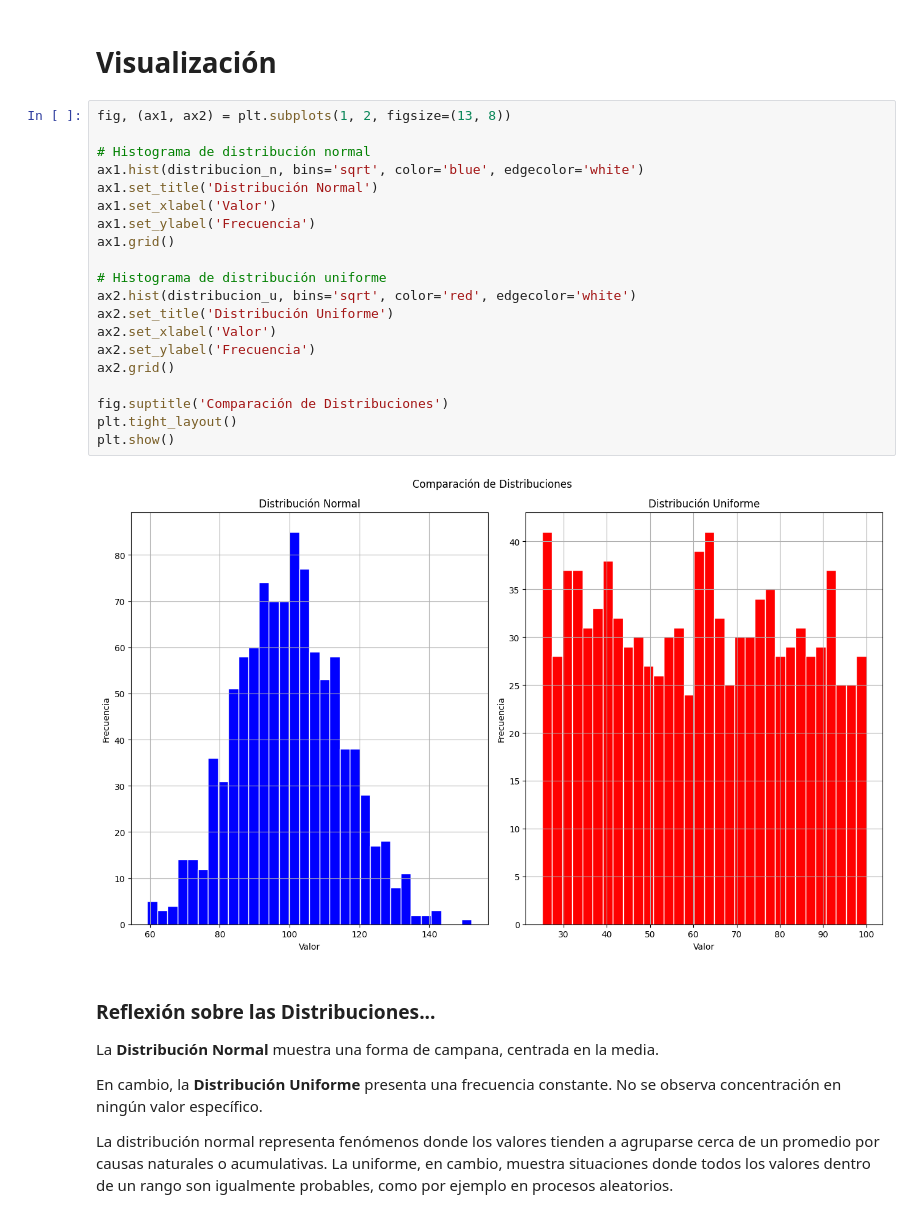
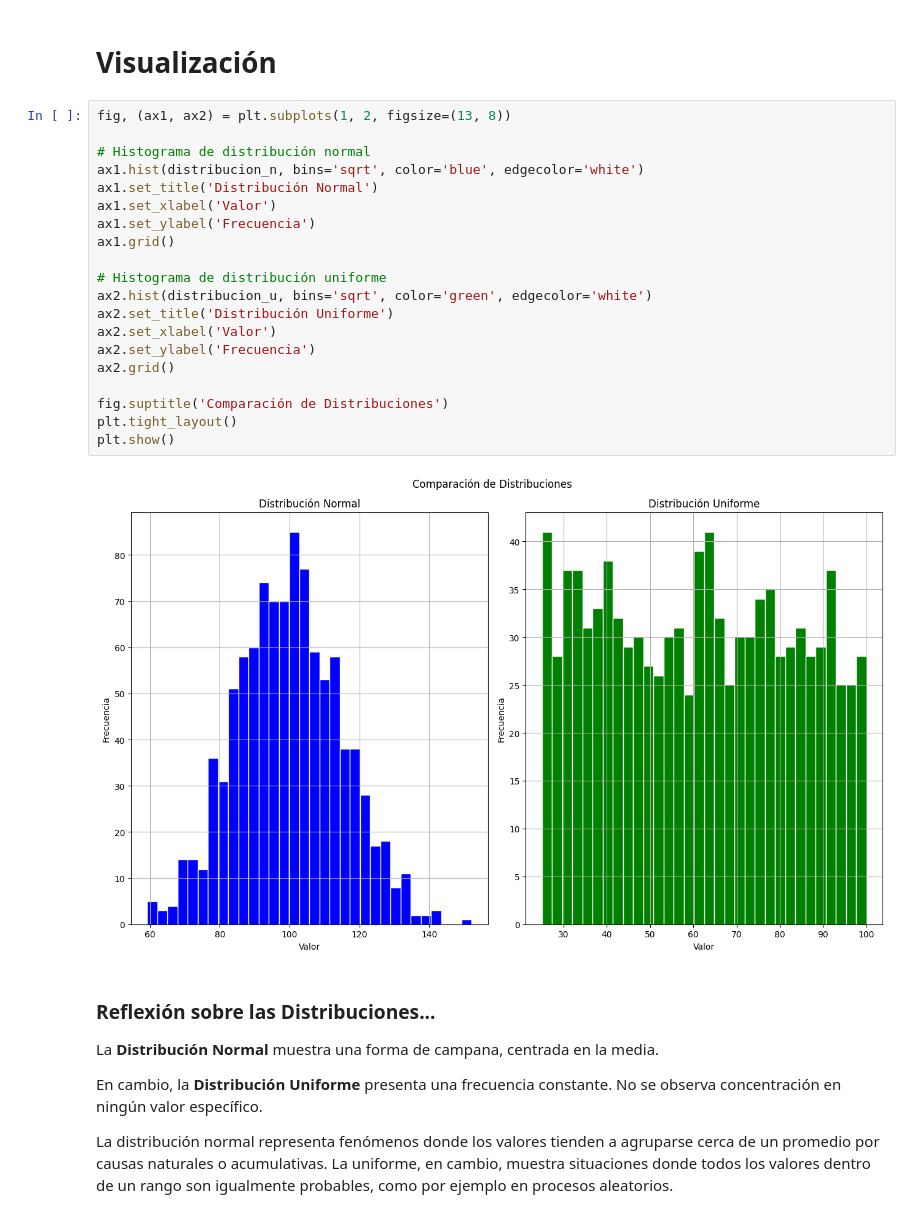
Before and after one commit to Martina-dabalo/Practica2--Datos, a Jupyter notebook: notebooks/practice.ipynb, the cells around one changed output. Drawn from its saved outputs; the diff is of its cells as text.

```diff
--- a/notebooks/practice.ipynb
+++ b/notebooks/practice.ipynb
@@ -167,25 +167,25 @@ Maximo: 99.96
 # %%
 fig, (ax1, ax2) = plt.subplots(1, 2, figsize=(13, 8))
 
 # Histograma de distribución normal
 ax1.hist(distribucion_n, bins='sqrt', color='blue', edgecolor='white')
 ax1.set_title('Distribución Normal')
 ax1.set_xlabel('Valor')
 ax1.set_ylabel('Frecuencia')
 ax1.grid()
 
 # Histograma de distribución uniforme
-ax2.hist(distribucion_u, bins='sqrt', color='red', edgecolor='white')
+ax2.hist(distribucion_u, bins='sqrt', color='green', edgecolor='white')
 ax2.set_title('Distribución Uniforme')
 ax2.set_xlabel('Valor')
 ax2.set_ylabel('Frecuencia')
 ax2.grid()
 
 fig.suptitle('Comparación de Distribuciones')
 plt.tight_layout()
 plt.show()
 # %% [output]
-[figure, old version]
+[figure, new version]
 # %% [markdown]
 ### Reflexión sobre las Distribuciones...
 
```
